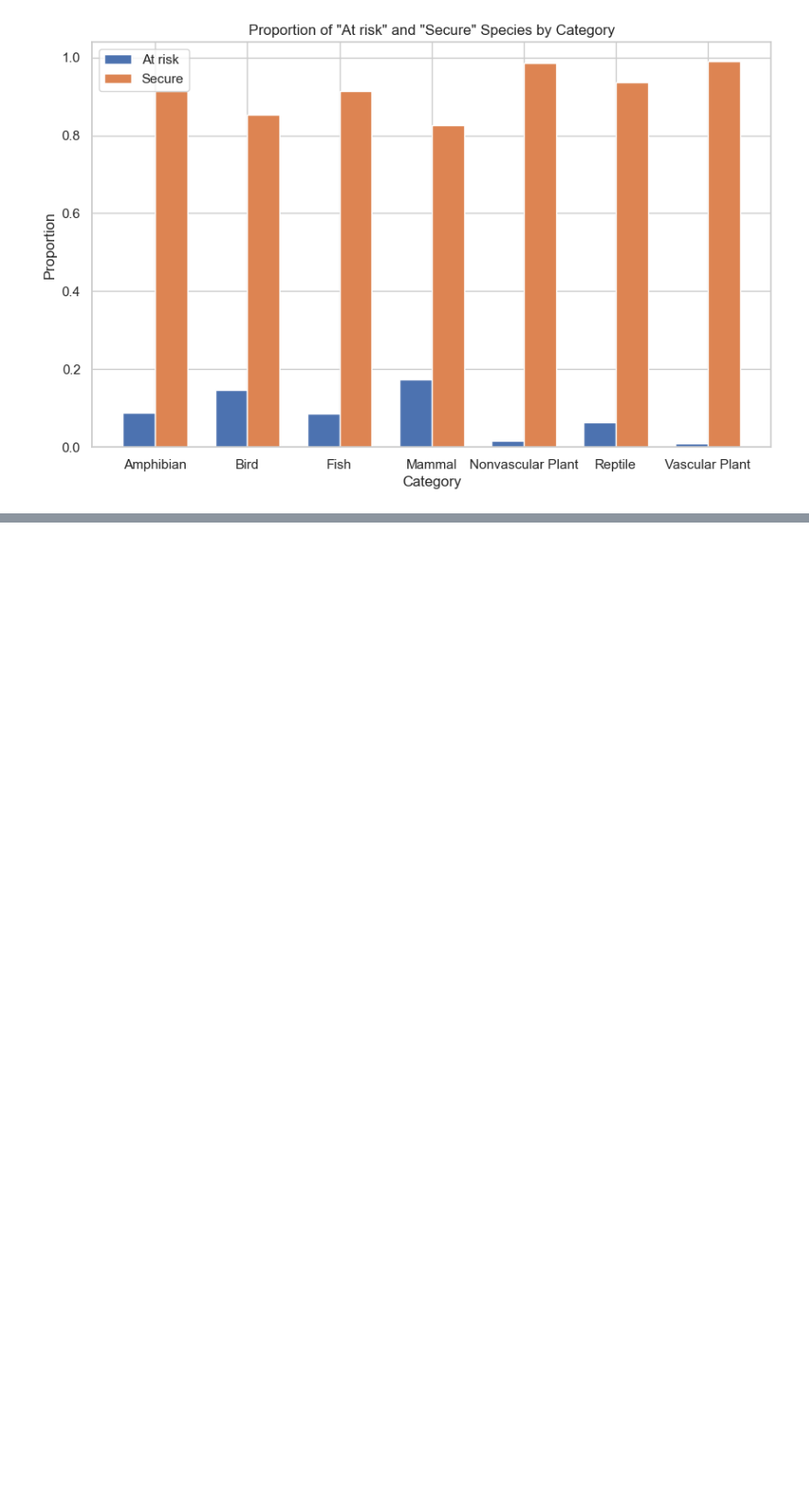
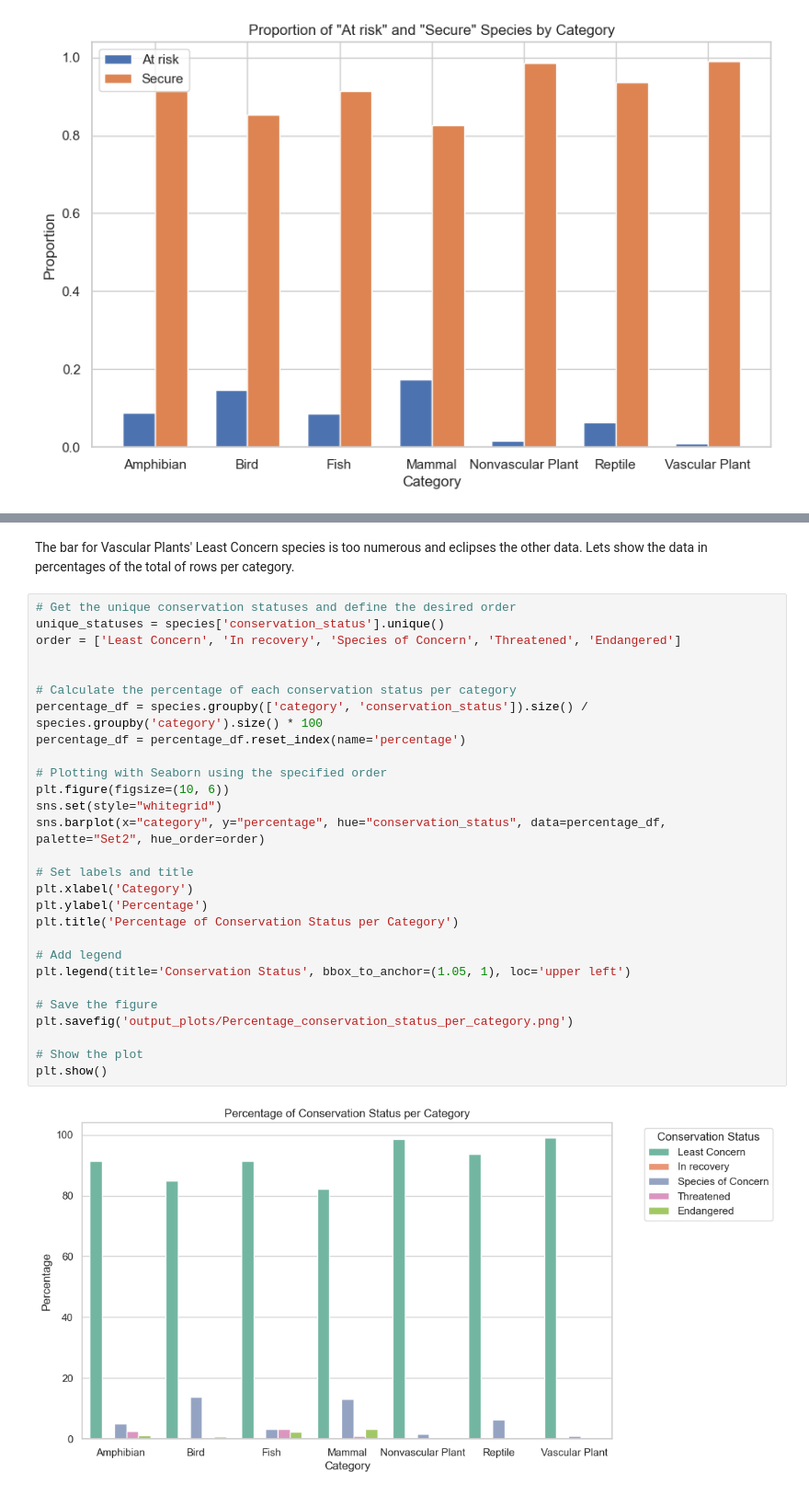
Before and after one commit to Freston1605/biodiversity_starter, a Jupyter notebook: biodiversity.ipynb, the cells around one changed output, grey strips where cells are left out. Shown at 92% size. Drawn from its saved outputs; the diff is of its cells as text; blank space fills up the shorter version.

```diff
--- a/biodiversity.ipynb
+++ b/biodiversity.ipynb
@@ -194,0 +208,32 @@ plt.show()
+# %% [markdown]
+The bar for Vascular Plants' Least Concern species is too numerous and eclipses the other data. Lets show the data in percentages of the total of rows per category.
+# %%
+# Get the unique conservation statuses and define the desired order
+unique_statuses = species['conservation_status'].unique()
+order = ['Least Concern', 'In recovery', 'Species of Concern', 'Threatened', 'Endangered']
+
+
+# Calculate the percentage of each conservation status per category
+percentage_df = species.groupby(['category', 'conservation_status']).size() / species.groupby('category').size() * 100
+percentage_df = percentage_df.reset_index(name='percentage')
+
+# Plotting with Seaborn using the specified order
+plt.figure(figsize=(10, 6))
+sns.set(style="whitegrid")
+sns.barplot(x="category", y="percentage", hue="conservation_status", data=percentage_df, palette="Set2", hue_order=order)
+
+# Set labels and title
+plt.xlabel('Category')
+plt.ylabel('Percentage')
+plt.title('Percentage of Conservation Status per Category')
+
+# Add legend
+plt.legend(title='Conservation Status', bbox_to_anchor=(1.05, 1), loc='upper left')
+
+# Save the figure
+plt.savefig('output_plots/Percentage_conservation_status_per_category.png')
+
+# Show the plot
+plt.show()
+# %% [output]
+[figure, added]
```
Also changed, not shown: parts of 6 cells of this notebook, 11 other files.
